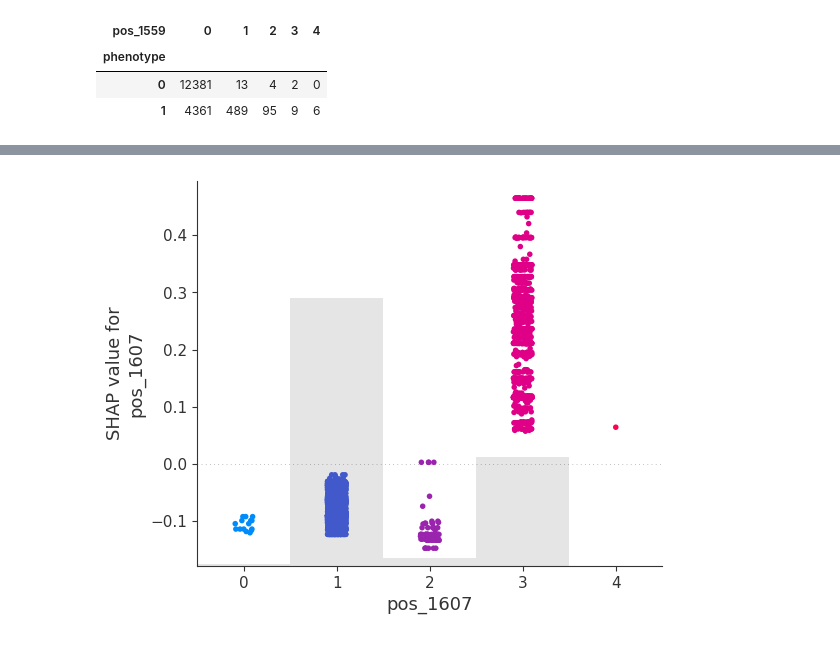
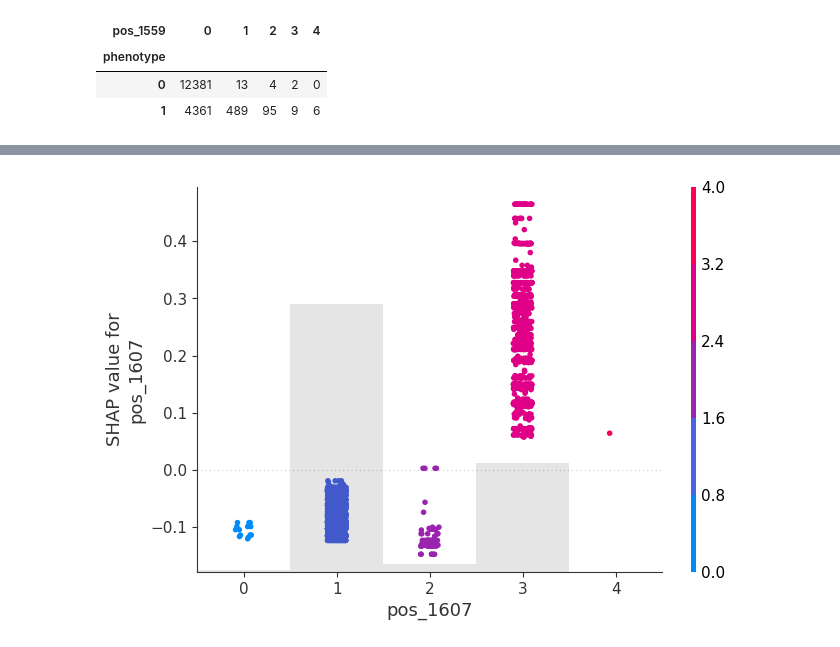
Before and after one commit to Legall-Lab/SHAP-mTB-AMR, a Jupyter notebook: scripts/ml_ai_architecture.ipynb, the cells around one changed output, grey strips where cells are left out. Saved outputs shown, nothing was run; the diff lists cells and outputs as text; code cells hidden in the pictures.

```diff
--- a/scripts/ml_ai_architecture.ipynb
+++ b/scripts/ml_ai_architecture.ipynb
@@ -310,4 +349,4 @@ shap.plots.beeswarm(shap_values[:, :, 0])
 # %%
-shap.plots.scatter(shap_values[:, "pos_1607", 0],color=X_discordant[:,top_columns.index("pos_1559")])
+shap.plots.scatter(shap_values[:, "pos_1607", 0],color=X_discordant[:,top_columns.index("pos_1607")])
 # %% [output]
-[figure, old version]
+[figure, new version]
```
Also changed, not shown: parts of 14 cells of this notebook.
